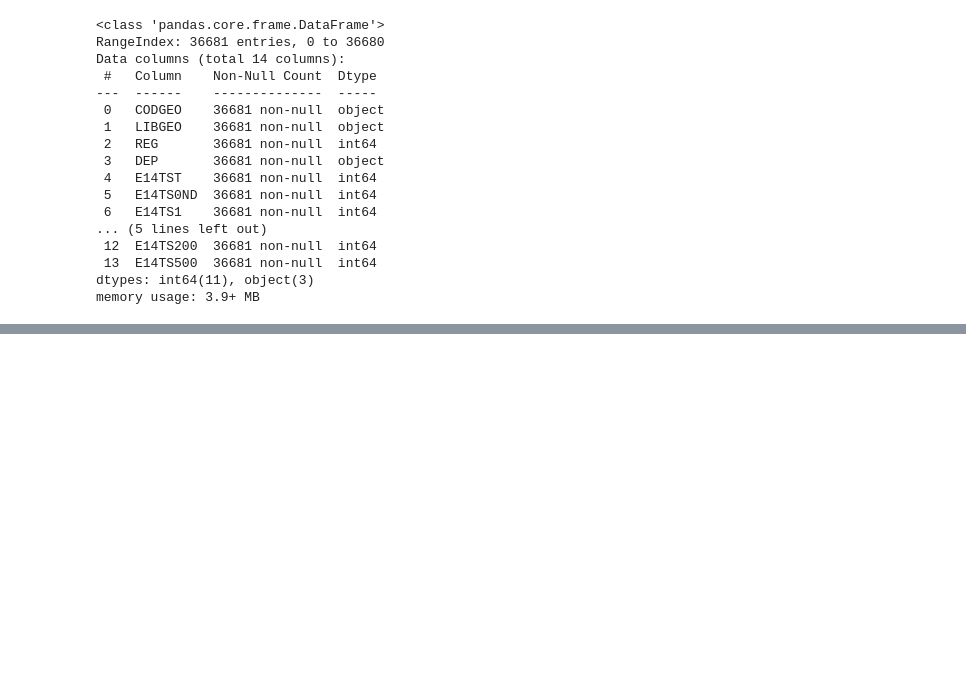
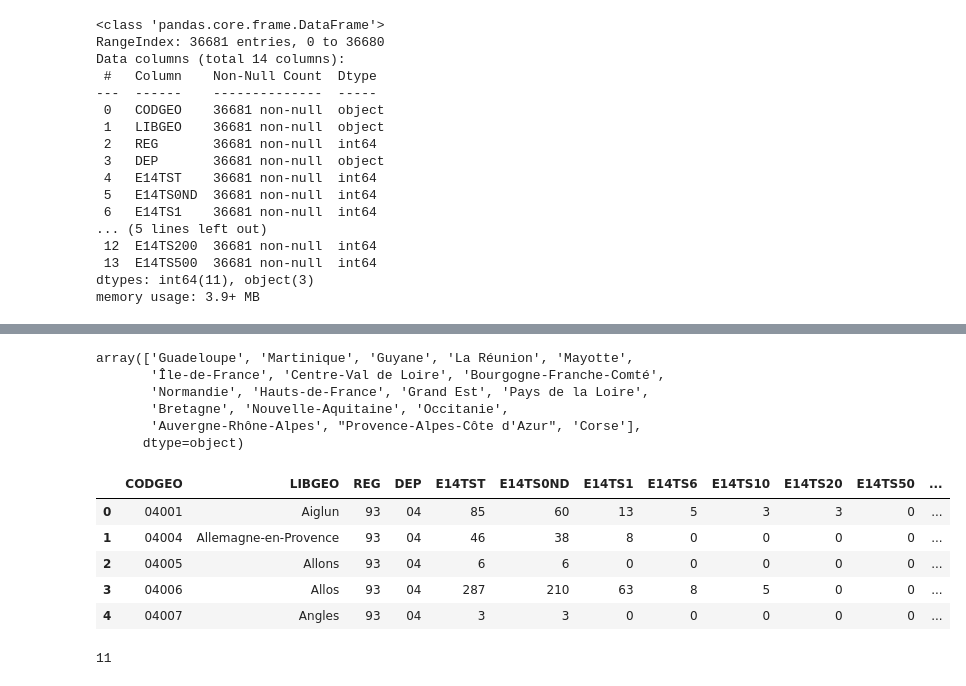
Before and after one commit to Mariehf64/fev23cda_french_industry, a Jupyter notebook: Exploration_Base_etablissements_par_tranche_effectifs.ipynb, the cells around one changed output, grey strips where cells are left out. Saved outputs shown, nothing was run; the diff lists cells and outputs as text; code cells hidden in the pictures; blank space fills up the shorter version.

```diff
--- a/Exploration_Base_etablissements_par_tranche_effectifs.ipynb
+++ b/Exploration_Base_etablissements_par_tranche_effectifs.ipynb
@@ -102,0 +183,4 @@ display(rap)
+# %%
+# création du df régions à partir du Code officiel géographique au 1er janvier 2022
+df_reg_source=pd.read_csv('https://www.insee.fr/fr/statistiques/fichier/6051727/region_2022.csv')
+df_reg_source.head()
@@ -102,0 +194,29 @@ display(rap)
+# %%
+# création du df région
+
+df_reg=df_reg_source[['REG','LIBELLE']]
+df_reg.LIBELLE.unique()
+# %% [output]
+array(['Guadeloupe', 'Martinique', 'Guyane', 'La Réunion', 'Mayotte',
+       'Île-de-France', 'Centre-Val de Loire', 'Bourgogne-Franche-Comté',
+       'Normandie', 'Hauts-de-France', 'Grand Est', 'Pays de la Loire',
+       'Bretagne', 'Nouvelle-Aquitaine', 'Occitanie',
+       'Auvergne-Rhône-Alpes', "Provence-Alpes-Côte d'Azur", 'Corse'],
+      dtype=object)
+# %%
+# création de la colonne REG_NOM
+df=df.merge(right=df_reg, on='REG')
+df=df.rename({'LIBELLE':'REG_NOM'},axis=1)
+df.head()
+# %% [output]
+|  | CODGEO | LIBGEO | REG | DEP | E14TST | E14TS0ND | E14TS1 | E14TS6 | E14TS10 | E14TS20 | E14TS50 | ... |
+| 0 | 04001 | Aiglun | 93 | 04 | 85 | 60 | 13 | 5 | 3 | 3 | 0 | ... |
+| 1 | 04004 | Allemagne-en-Provence | 93 | 04 | 46 | 38 | 8 | 0 | 0 | 0 | 0 | ... |
+| 2 | 04005 | Allons | 93 | 04 | 6 | 6 | 0 | 0 | 0 | 0 | 0 | ... |
+| 3 | 04006 | Allos | 93 | 04 | 287 | 210 | 63 | 8 | 5 | 0 | 0 | ... |
+| 4 | 04007 | Angles | 93 | 04 | 3 | 3 | 0 | 0 | 0 | 0 | 0 | ... |
+# %%
+
+len(df.REG_NOM.unique())
+# %% [output]
+11
```
Also changed, not shown: parts of 8 cells of this notebook.
